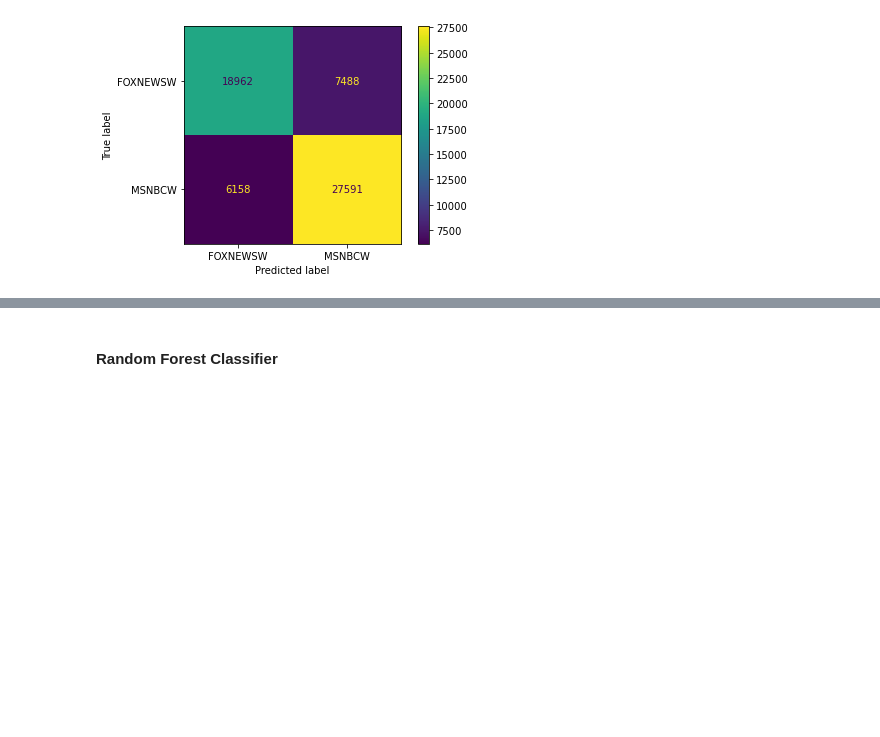
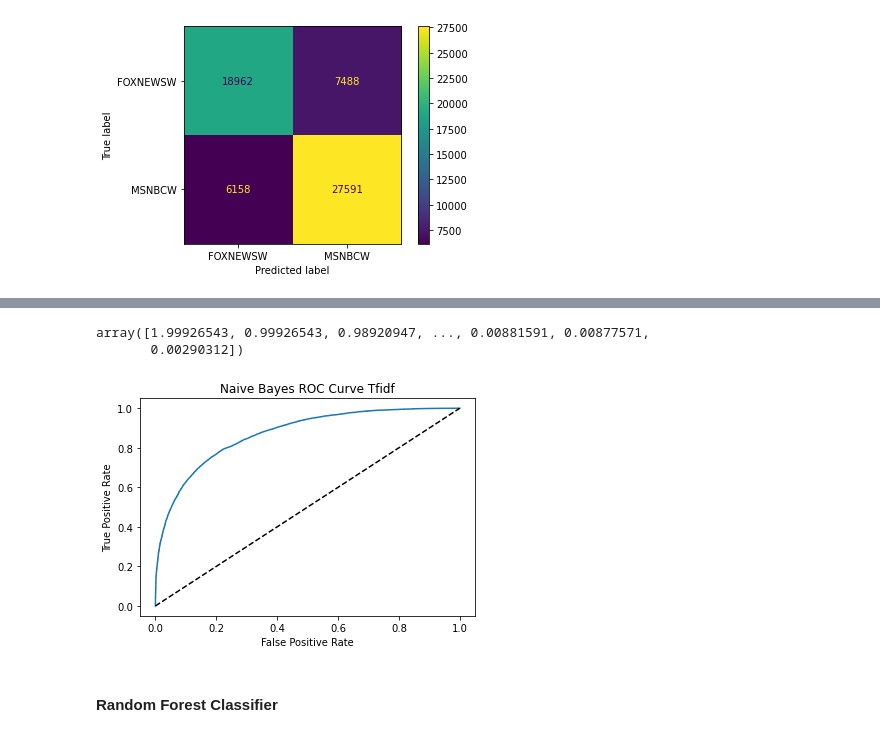
Before and after one commit to leckieje/chyrons_nlp, a Jupyter notebook: chyrons_book.ipynb, the cells around one changed output, grey strips where cells are left out. Drawn from its saved outputs; the diff is of its cells as text; code cells hidden in the pictures; blank space fills up the shorter version.

```diff
--- a/chyrons_book.ipynb
+++ b/chyrons_book.ipynb
@@ -361,5 +362,5 @@ tfidf_features, chyron_tfidf = clean_tfidf(chy_samps, min_df=doc_freq)
 # %%
 # X, y for summer tests on Fox and MSNBC
 X_counts = get_dataframe(count_vec, feature_count)
-X_tfidf = get_dataframe(tfidf_vec, feature_tfidf)
+# X_tfidf = get_dataframe(tfidf_vec, feature_tfidf)
 y = chy_nets['channel']
@@ -549,3 +543,9 @@ TypeError: 'builtin_function_or_method' object is not subscriptable
+# %%
+plot_roc(X_train_T, y_train_T, vec_type='Tfidf')
+# %% [output]
+array([1.99926543, 0.99926543, 0.98920947, ..., 0.00881591, 0.00877571,
+       0.00290312])
+[figure, added]
 # %% [markdown]
 #### Random Forest Classifier
 # %%
```
Also changed, not shown: parts of 36 cells of this notebook.
